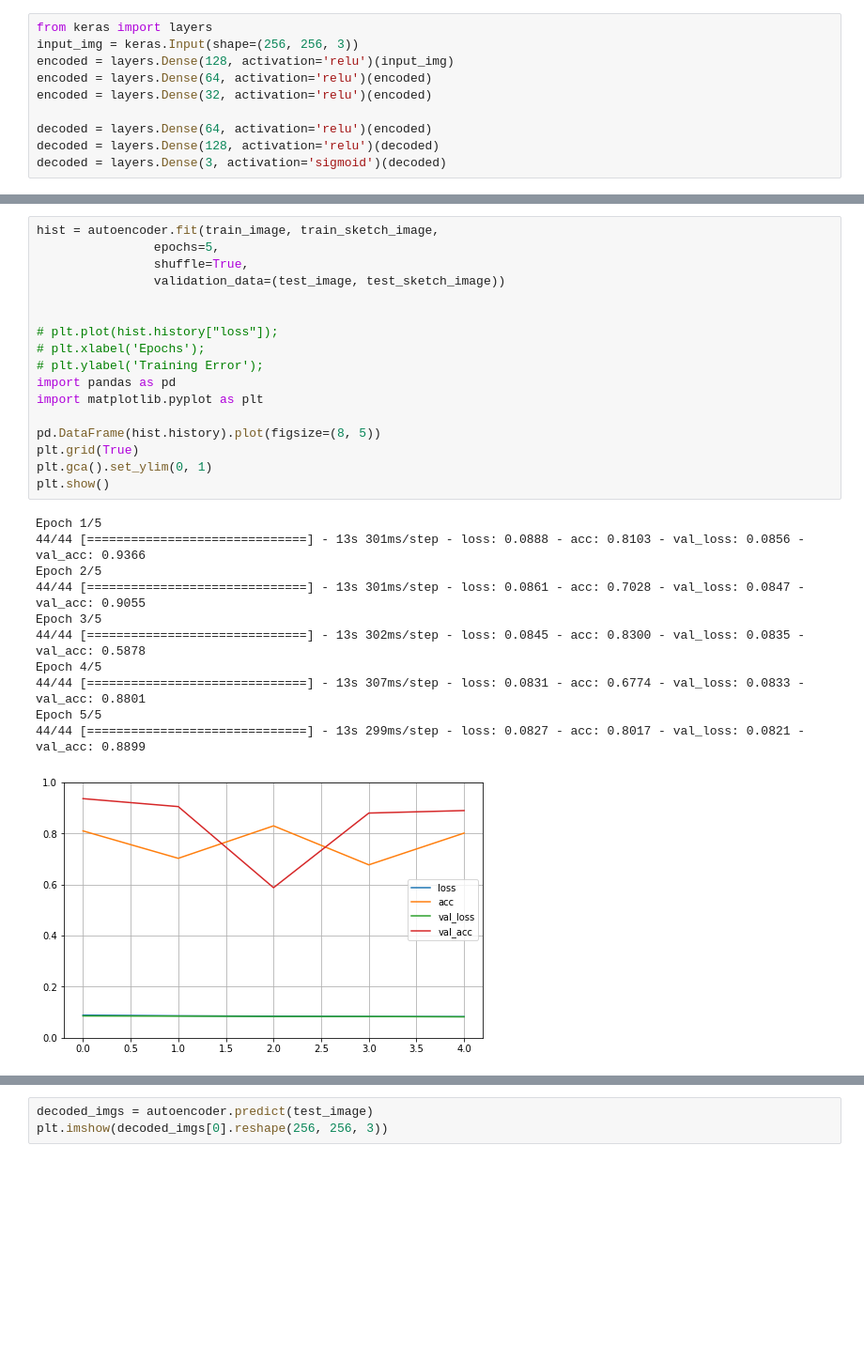
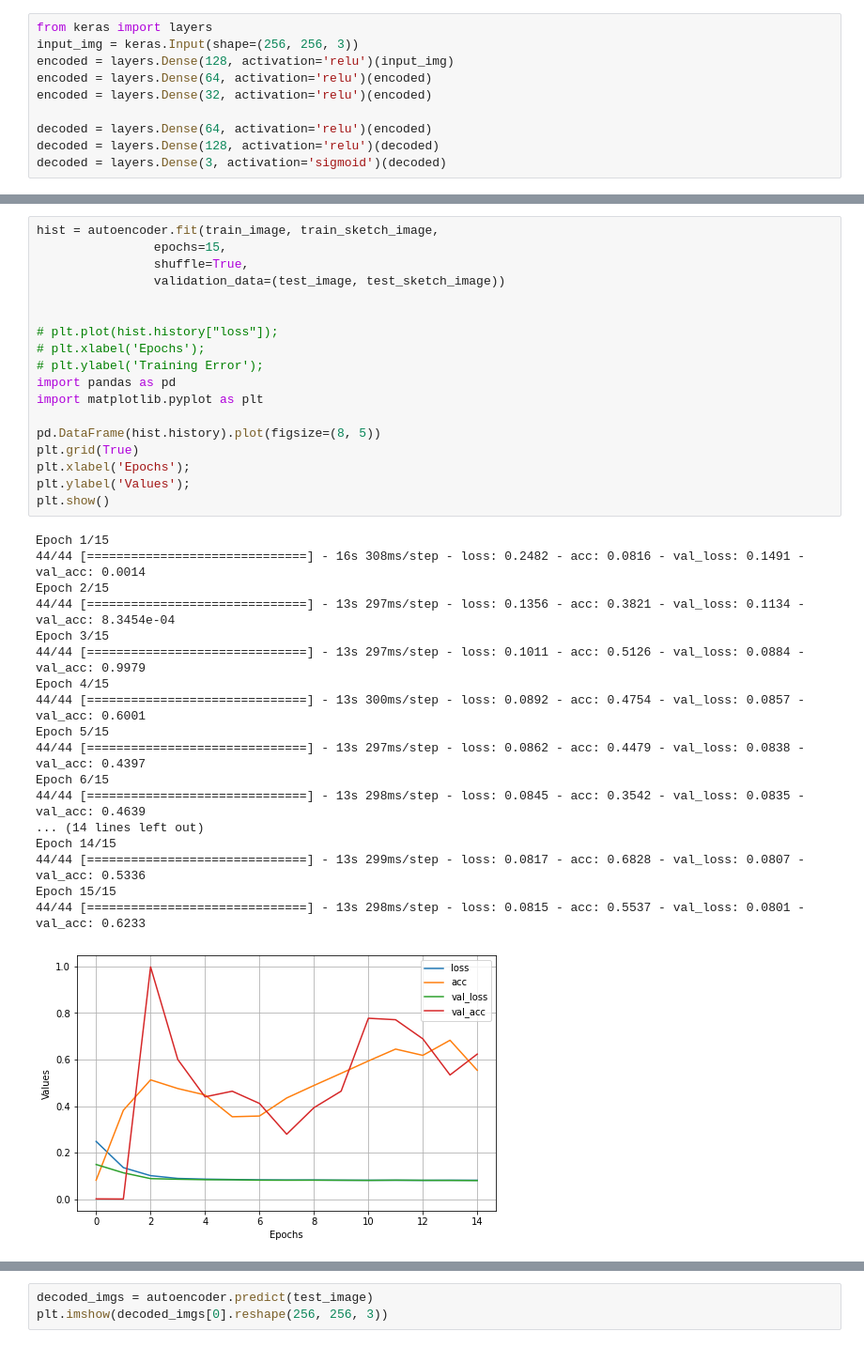
Before and after one commit to MithunKiniStar/AutoEncodersFaceSketch, a Jupyter notebook: Deep_Auto_Encoder.ipynb, the cells around one changed output, grey strips where cells are left out. Shown at 94% size. Saved outputs shown, nothing was run; the diff lists cells and outputs as text; blank space fills up the shorter version.

```diff
--- a/Deep_Auto_Encoder.ipynb
+++ b/Deep_Auto_Encoder.ipynb
@@ -152,29 +195,37 @@ autoencoder.compile(optimizer = tf.keras.optimizers.Adam(learning_rate = 0.001),
 # %%
 hist = autoencoder.fit(train_image, train_sketch_image,
-                epochs=5,
+                epochs=15,
                 shuffle=True,
                 validation_data=(test_image, test_sketch_image))
 
 
 # plt.plot(hist.history["loss"]);
 # plt.xlabel('Epochs');
 # plt.ylabel('Training Error');
 import pandas as pd
 import matplotlib.pyplot as plt
 
 pd.DataFrame(hist.history).plot(figsize=(8, 5))
 plt.grid(True)
-plt.gca().set_ylim(0, 1)
+plt.xlabel('Epochs');
+plt.ylabel('Values');
 plt.show()
 # %% [output]
-Epoch 1/5
-44/44 [==============================] - 13s 301ms/step - loss: 0.0888 - acc: 0.8103 - val_loss: 0.0856 - val_acc: 0.9366
-Epoch 2/5
-44/44 [==============================] - 13s 301ms/step - loss: 0.0861 - acc: 0.7028 - val_loss: 0.0847 - val_acc: 0.9055
-Epoch 3/5
-44/44 [==============================] - 13s 302ms/step - loss: 0.0845 - acc: 0.8300 - val_loss: 0.0835 - val_acc: 0.5878
-Epoch 4/5
-44/44 [==============================] - 13s 307ms/step - loss: 0.0831 - acc: 0.6774 - val_loss: 0.0833 - val_acc: 0.8801
-Epoch 5/5
-44/44 [==============================] - 13s 299ms/step - loss: 0.0827 - acc: 0.8017 - val_loss: 0.0821 - val_acc: 0.8899
+Epoch 1/15
+44/44 [==============================] - 16s 308ms/step - loss: 0.2482 - acc: 0.0816 - val_loss: 0.1491 - val_acc: 0.0014
+Epoch 2/15
+44/44 [==============================] - 13s 297ms/step - loss: 0.1356 - acc: 0.3821 - val_loss: 0.1134 - val_acc: 8.3454e-04
+Epoch 3/15
+44/44 [==============================] - 13s 297ms/step - loss: 0.1011 - acc: 0.5126 - val_loss: 0.0884 - val_acc: 0.9979
+Epoch 4/15
+44/44 [==============================] - 13s 300ms/step - loss: 0.0892 - acc: 0.4754 - val_loss: 0.0857 - val_acc: 0.6001
+Epoch 5/15
+44/44 [==============================] - 13s 297ms/step - loss: 0.0862 - acc: 0.4479 - val_loss: 0.0838 - val_acc: 0.4397
+Epoch 6/15
+44/44 [==============================] - 13s 298ms/step - loss: 0.0845 - acc: 0.3542 - val_loss: 0.0835 - val_acc: 0.4639
+... (14 lines left out)
+Epoch 14/15
+44/44 [==============================] - 13s 299ms/step - loss: 0.0817 - acc: 0.6828 - val_loss: 0.0807 - val_acc: 0.5336
+Epoch 15/15
+44/44 [==============================] - 13s 298ms/step - loss: 0.0815 - acc: 0.5537 - val_loss: 0.0801 - val_acc: 0.6233
-[figure, old version]
+[figure, new version]
```
Also changed, not shown: parts of 32 cells of this notebook.
